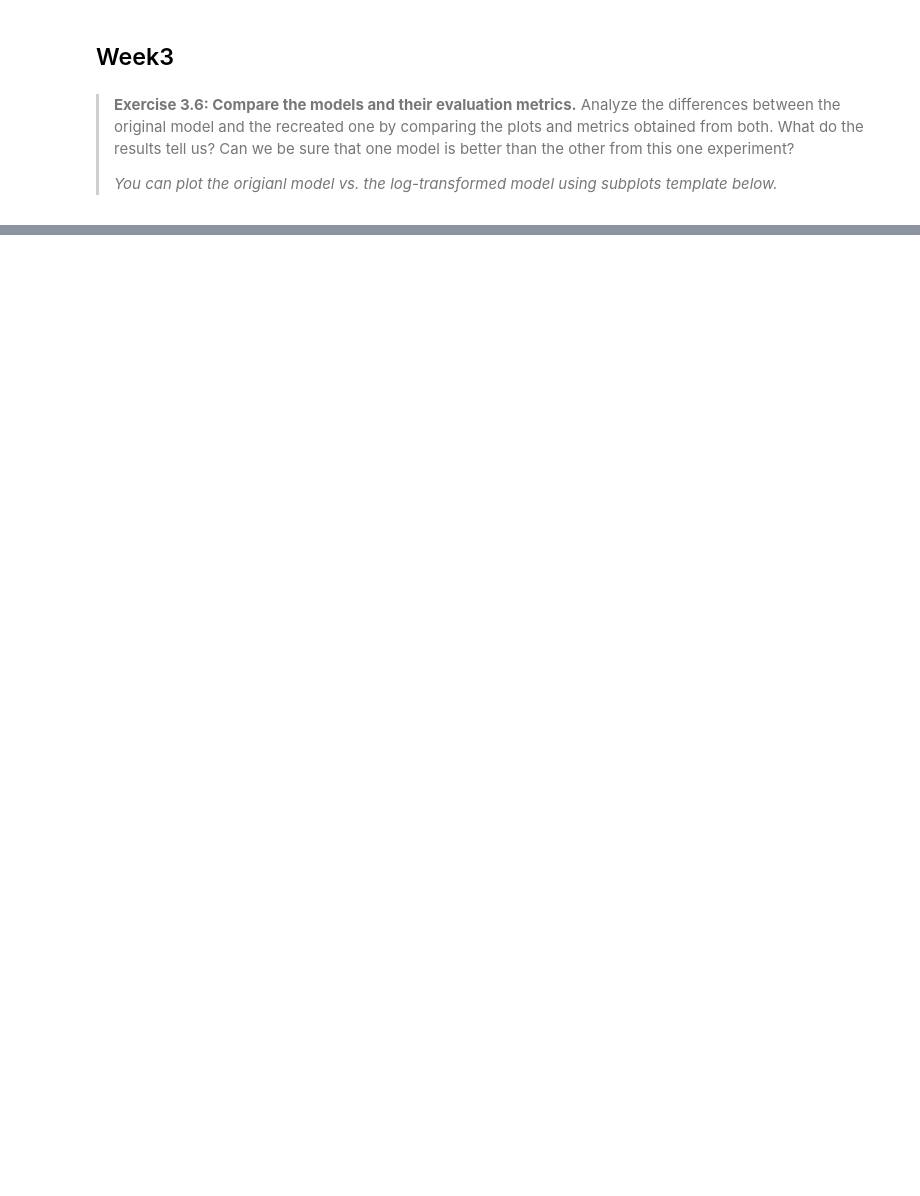
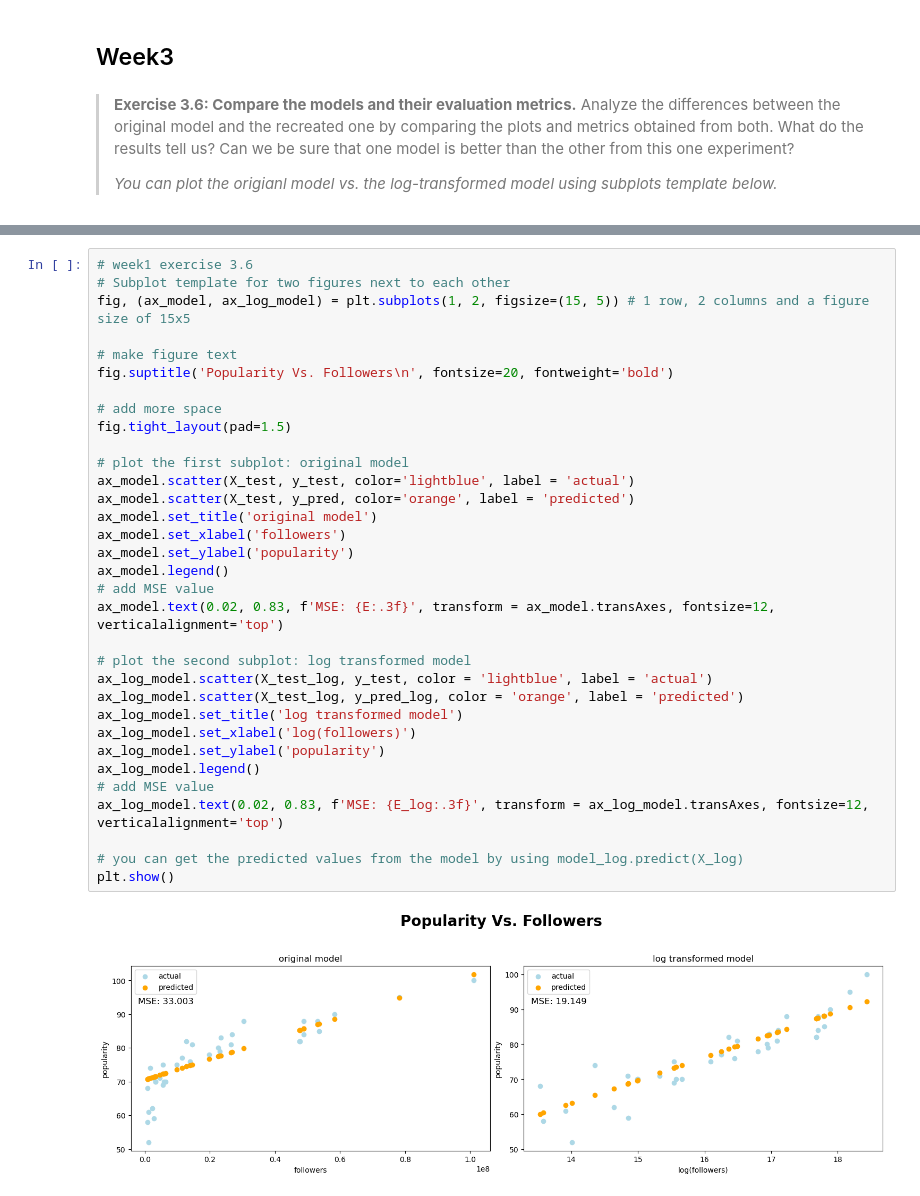
Before and after one commit to erigoli/ASSIGNMENT1BIGDATA, a Jupyter notebook: assignment1.ipynb, the cells around one changed output, grey strips where cells are left out. Drawn from its saved outputs; the diff is of its cells as text; blank space fills up the shorter version.

```diff
--- a/assignment1.ipynb
+++ b/assignment1.ipynb
@@ -491,0 +679,35 @@ plt.show()
+# %%
+# week1 exercise 3.6
+# Subplot template for two figures next to each other
+fig, (ax_model, ax_log_model) = plt.subplots(1, 2, figsize=(15, 5)) # 1 row, 2 columns and a figure size of 15x5
+
+# make figure text
+fig.suptitle('Popularity Vs. Followers\n', fontsize=20, fontweight='bold')
+
+# add more space
+fig.tight_layout(pad=1.5)
+
+# plot the first subplot: original model
+ax_model.scatter(X_test, y_test, color='lightblue', label = 'actual')
+ax_model.scatter(X_test, y_pred, color='orange', label = 'predicted')
+ax_model.set_title('original model')
+ax_model.set_xlabel('followers')
+ax_model.set_ylabel('popularity')
+ax_model.legend()
+# add MSE value
+ax_model.text(0.02, 0.83, f'MSE: {E:.3f}', transform = ax_model.transAxes, fontsize=12, verticalalignment='top')
+
+# plot the second subplot: log transformed model
+ax_log_model.scatter(X_test_log, y_test, color = 'lightblue', label = 'actual')
+ax_log_model.scatter(X_test_log, y_pred_log, color = 'orange', label = 'predicted')
+ax_log_model.set_title('log transformed model')
+ax_log_model.set_xlabel('log(followers)')
+ax_log_model.set_ylabel('popularity')
+ax_log_model.legend()
+# add MSE value
+ax_log_model.text(0.02, 0.83, f'MSE: {E_log:.3f}', transform = ax_log_model.transAxes, fontsize=12, verticalalignment='top')
+
+# you can get the predicted values from the model by using model_log.predict(X_log)
+plt.show()
+# %% [output]
+[figure, added]
```
Also changed, not shown: parts of 23 cells of this notebook.
